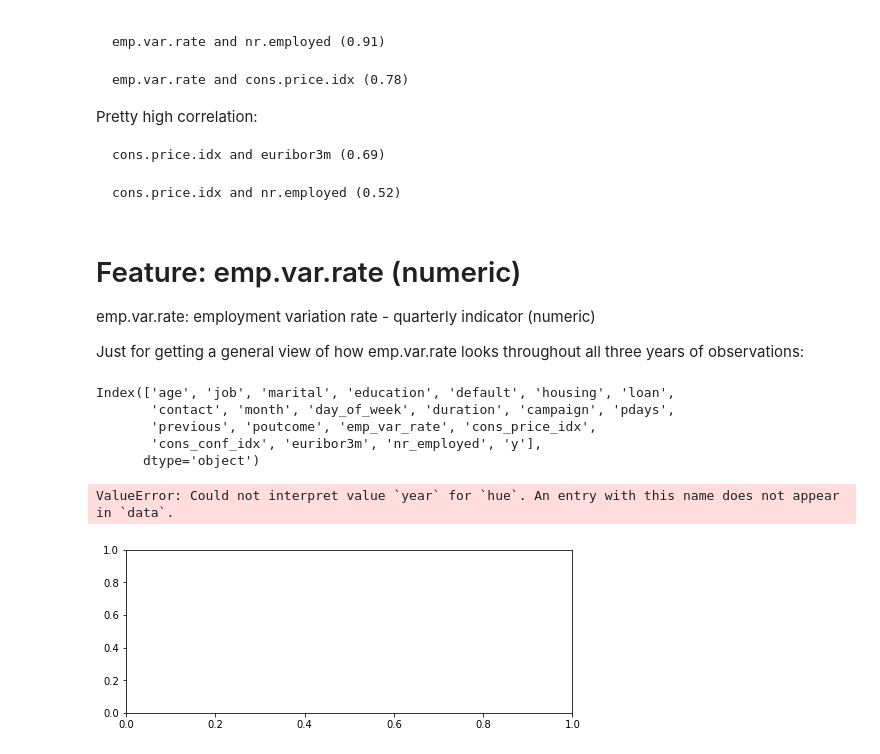
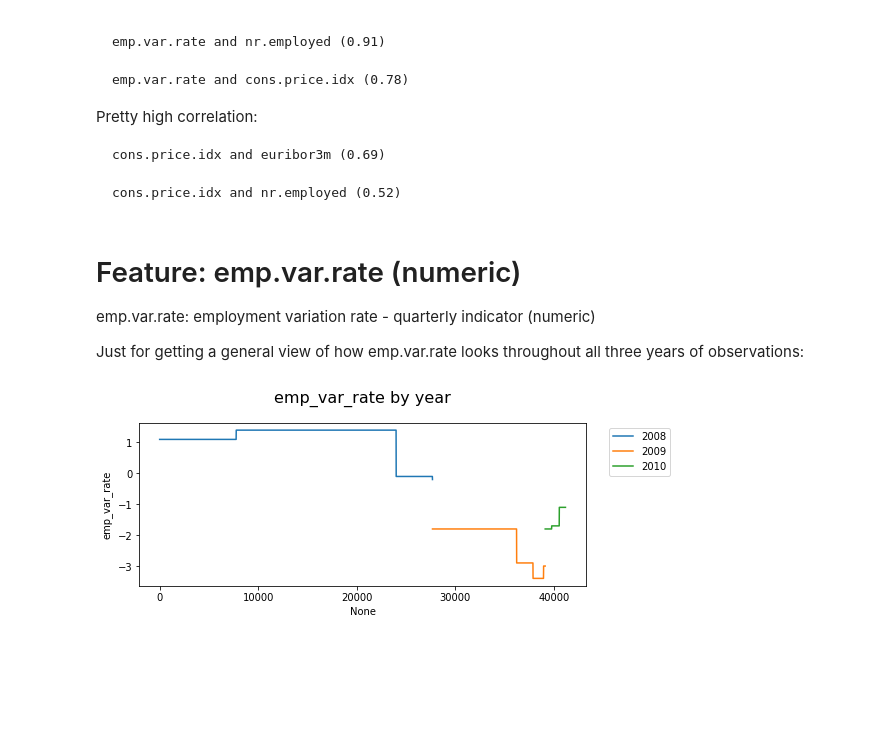
Before and after one commit to bahadurvikram/termdeposit, a Jupyter notebook: notebooks/term-deposit-notebook.ipynb, the cells around one changed output. Saved outputs shown, nothing was run; the diff lists cells and outputs as text; code cells hidden in the pictures; blank space fills up the shorter version.

```diff
--- a/notebooks/term-deposit-notebook.ipynb
+++ b/notebooks/term-deposit-notebook.ipynb
@@ -434,26 +434,35 @@ Pretty high correlation:
     cons.price.idx and euribor3m (0.69)
 
     cons.price.idx and nr.employed (0.52)
-# %% [markdown]
-# Feature: emp.var.rate (numeric)
-
-emp.var.rate: employment variation rate - quarterly indicator (numeric)
-
-Just for getting a general view of how emp.var.rate looks throughout all three years of observations:
+# %% [markdown]
+# Feature: emp.var.rate (numeric)
+
+emp.var.rate: employment variation rate - quarterly indicator (numeric)
+
+Just for getting a general view of how emp.var.rate looks throughout all three years of observations:
 # %%
-print(bank.columns)
+# Here we just get an insight of how months are going one by one in the dataset.
+# Just a remainder: the observations are ordered by date (from May 2008 to November 2010)
+months_arr = []
+for i in range(bank.shape[0]):
+
+    if months_arr != [] and months_arr[-1][1] == bank.iloc[i]['month']:
+        continue
+    else:
+        months_arr.append([i, bank.iloc[i]['month']])
+
+months_arr = np.array(months_arr)
+
+bank['year'] = np.hstack((np.array([2008] * (27690 - 0)),
+                        np.array([2009] * (39130 - 27690)),
+                        np.array([2010] * (41188 - 39130))))
+
 feature_name = 'emp_var_rate'
 
 fig, ax = plt.subplots(figsize=(8, 3))
 sns.lineplot(data=bank, x=bank.index, y=feature_name, hue='year', palette='tab10', ax=ax)
 
 ax.set_title(f'{feature_name} by year', fontsize=16, pad=20)
 plt.legend(bbox_to_anchor=(1.2, 1), loc='upper right');
 # %% [output]
-Index(['age', 'job', 'marital', 'education', 'default', 'housing', 'loan',
-       'contact', 'month', 'day_of_week', 'duration', 'campaign', 'pdays',
-       'previous', 'poutcome', 'emp_var_rate', 'cons_price_idx',
-       'cons_conf_idx', 'euribor3m', 'nr_employed', 'y'],
-      dtype='object')
-ValueError: Could not interpret value `year` for `hue`. An entry with this name does not appear in `data`.
-[figure, old version]
+[figure, new version]
```
Also changed, not shown: parts of 85 cells of this notebook, 1 other file.
